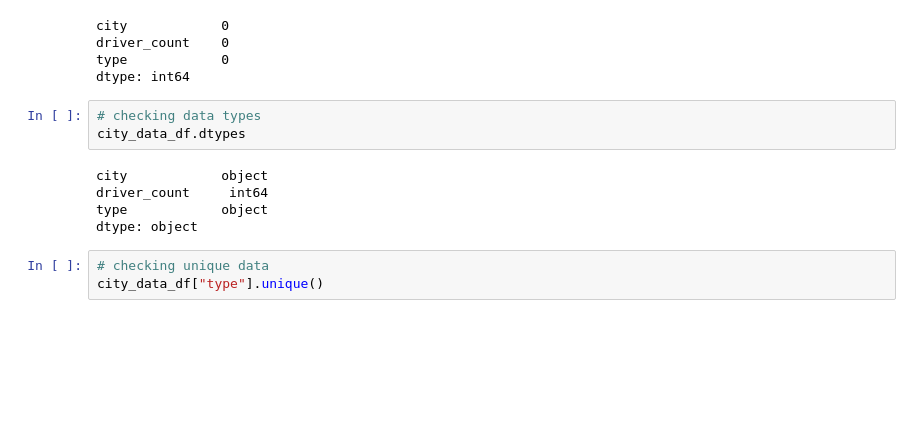
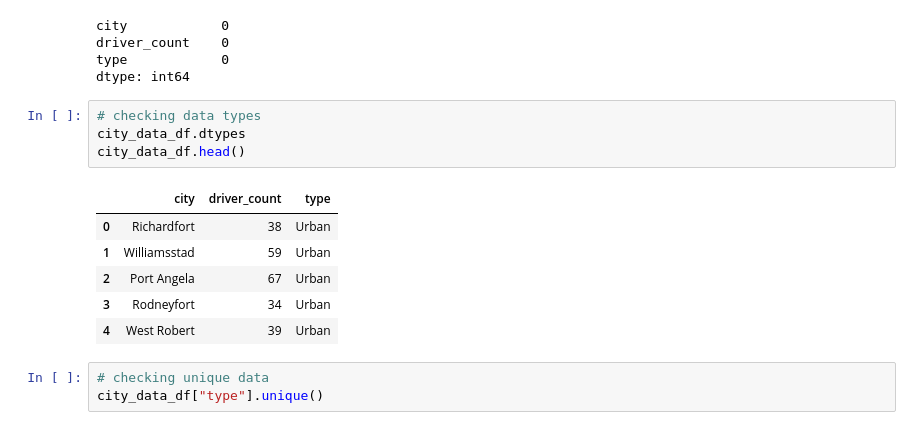
Before and after one commit to xumed001/PyBer_Analysis, a Jupyter notebook: PyBer.ipynb, the cells around one changed output. Saved outputs shown, nothing was run; the diff lists cells and outputs as text; blank space fills up the shorter version.

```diff
--- a/PyBer.ipynb
+++ b/PyBer.ipynb
@@ -24,11 +24,14 @@ dtype: int64
 # %%
 # checking data types
 city_data_df.dtypes
+city_data_df.head()
 # %% [output]
-city            object
-driver_count     int64
-type            object
-dtype: object
+|  | city | driver_count | type |
+| 0 | Richardfort | 38 | Urban |
+| 1 | Williamsstad | 59 | Urban |
+| 2 | Port Angela | 67 | Urban |
+| 3 | Rodneyfort | 34 | Urban |
+| 4 | West Robert | 39 | Urban |
 # %%
 # checking unique data
 city_data_df["type"].unique()
```
Also changed, not shown: parts of 2 cells of this notebook.
